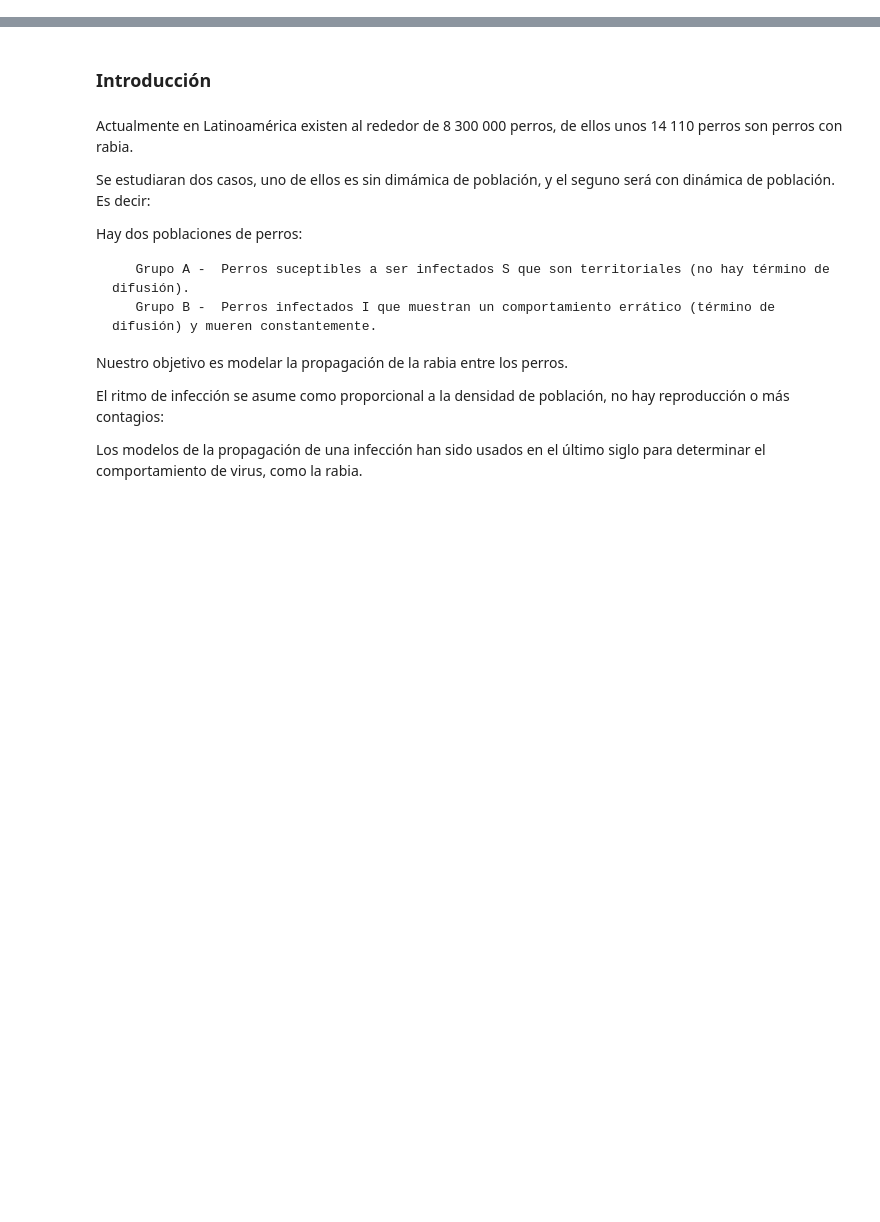
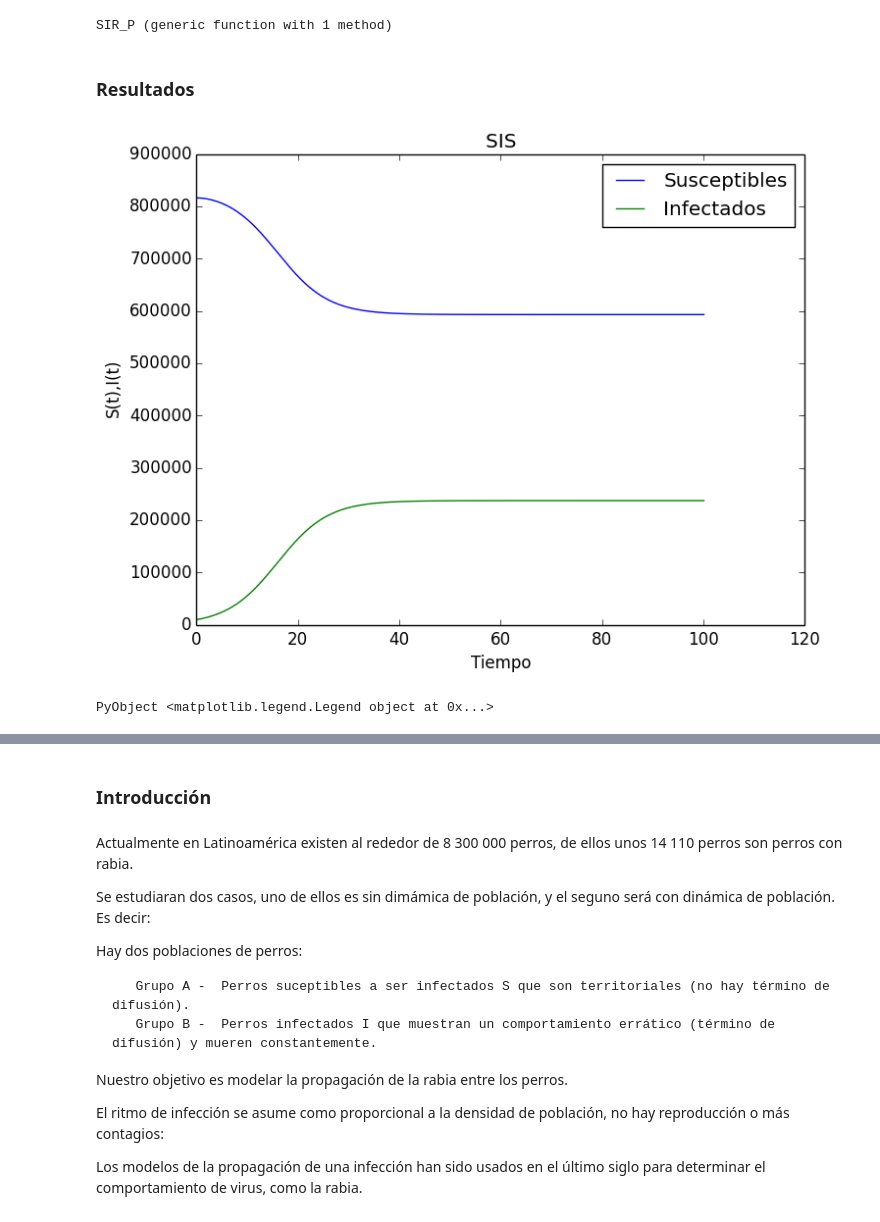
Before and after one commit to a9lara/GitSchoolRepository, a Jupyter notebook: ProyectoFinal_MironPedro_y_LaraArmando.ipynb, the cells around one changed output, grey strips where cells are left out. Saved outputs shown, nothing was run; the diff lists cells and outputs as text; code cells hidden in the pictures; blank space fills up the shorter version.

```diff
--- a/ProyectoFinal_MironPedro_y_LaraArmando.ipynb
+++ b/ProyectoFinal_MironPedro_y_LaraArmando.ipynb
@@ -8,0 +245,50 @@
+# %%
+function SIS_P(x,t)
+
+    S=x[1]
+    I=x[2]
+    R=x[3]
+    N=x[4]
+    β=x[5]
+    γ=x[6]
+    μ=x[7]
+
+    [-β*S*I/N + μ*(N-S) + γ*I, β*S*I/N-γ*I-μ*I,0,0,0,0,0]
+end
+
+
+function SIR_P(x,t)
+    S=x[1]
+    I=x[2]
+    R=x[3]
+    N=x[4]
+    β=x[5]
+    γ=x[6]
+    μ=x[7]
+
+    [-β*S*I/N + μ*(N-S), β*S*I/N - γ*I-μ*I, γ*I-μ*R,0,0,0,0]
+end
+# %% [output]
+SIR_P (generic function with 1 method)
+# %% [markdown]
+### Resultados
+# %%
+x1=[815890,9407,4703,830000,0.7,0.1,0.40];
+
+tps2,resultados_sisp=integrar(SIS_P,x1,0,100,0.1);
+
+suceptibles_sisp=resultados_sisp[:;1]
+infectados_sisp=resultados_sisp[:;2]
+
+plot(tps2,suceptibles_sisp,label="Susceptibles")
+plot(tps2,infectados_sisp,label="Infectados")
+
+
+
+xlabel("Tiempo")
+ylabel("S(t),I(t)")
+title("SIS ")
+legend()
+# %% [output]
+[figure, added]
+PyObject <matplotlib.legend.Legend object at 0x...>
```
Also changed, not shown: parts of 82 cells of this notebook.
